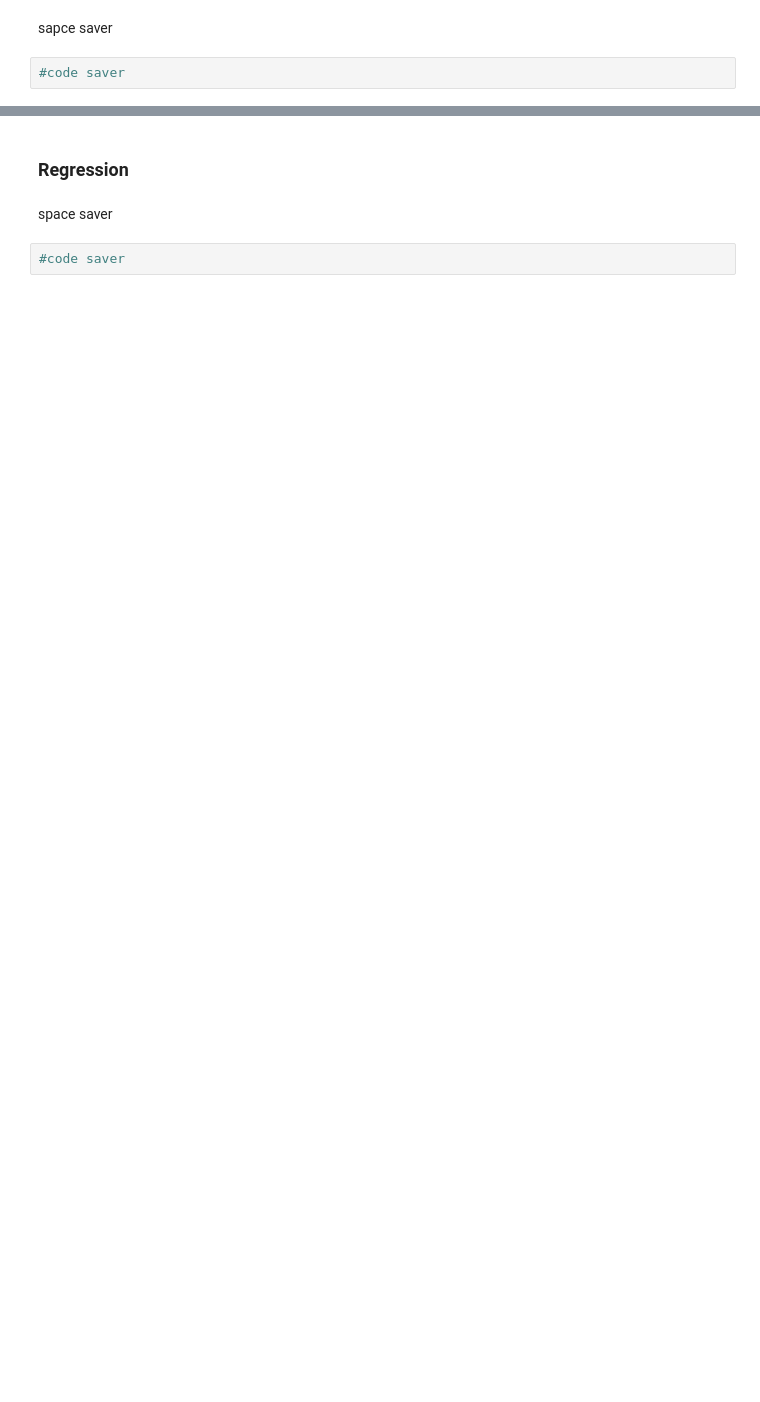
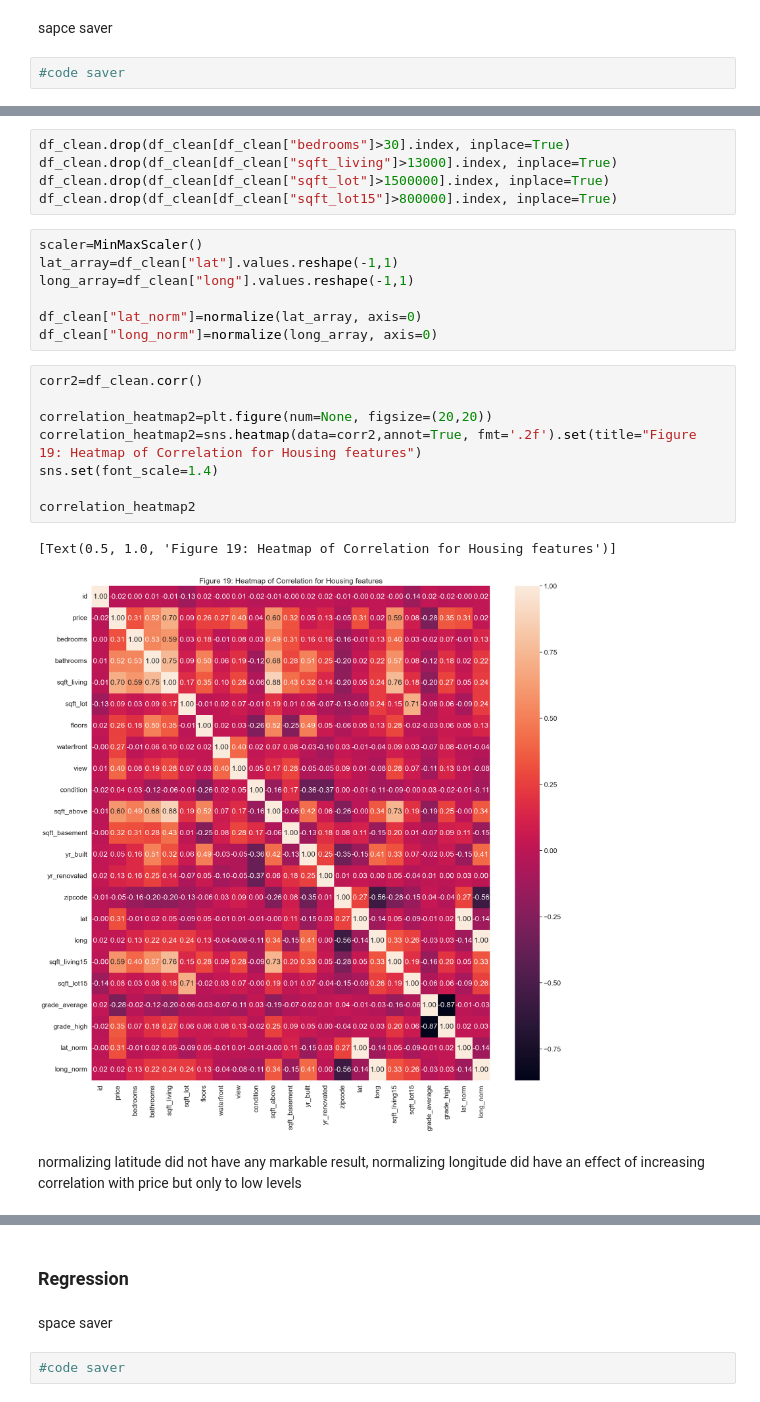
Before and after one commit to laurabrin/KingCountyHouseSales, a Jupyter notebook: KingCountyHouseSales.ipynb, the cells around one changed output, grey strips where cells are left out. Saved outputs shown, nothing was run; the diff lists cells and outputs as text; blank space fills up the shorter version.

```diff
--- a/KingCountyHouseSales.ipynb
+++ b/KingCountyHouseSales.ipynb
@@ -41,0 +297,25 @@ sapce saver
+# %%
+df_clean.drop(df_clean[df_clean["bedrooms"]>30].index, inplace=True)
+df_clean.drop(df_clean[df_clean["sqft_living"]>13000].index, inplace=True)
+df_clean.drop(df_clean[df_clean["sqft_lot"]>1500000].index, inplace=True)
+df_clean.drop(df_clean[df_clean["sqft_lot15"]>800000].index, inplace=True)
+# %%
+scaler=MinMaxScaler()
+lat_array=df_clean["lat"].values.reshape(-1,1)
+long_array=df_clean["long"].values.reshape(-1,1)
+
+df_clean["lat_norm"]=normalize(lat_array, axis=0)
+df_clean["long_norm"]=normalize(long_array, axis=0)
+# %%
+corr2=df_clean.corr()
+
+correlation_heatmap2=plt.figure(num=None, figsize=(20,20))
+correlation_heatmap2=sns.heatmap(data=corr2,annot=True, fmt='.2f').set(title="Figure 19: Heatmap of Correlation for Housing features")
+sns.set(font_scale=1.4)
+
+correlation_heatmap2
+# %% [output]
+[Text(0.5, 1.0, 'Figure 19: Heatmap of Correlation for Housing features')]
+[figure, added]
+# %% [markdown]
+normalizing latitude did not have any markable result, normalizing longitude did have an effect of increasing correlation with price but only to low levels <b>
```
Also changed, not shown: parts of 31 cells of this notebook.
